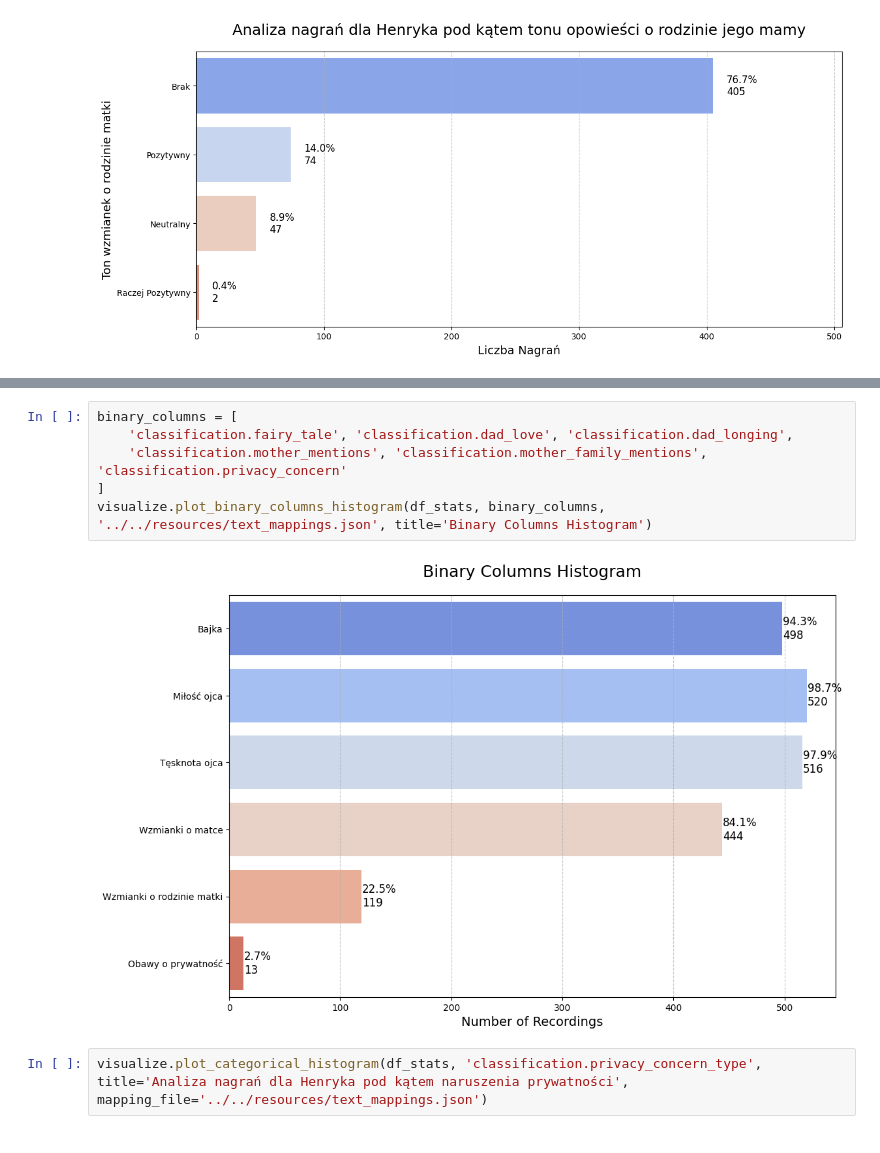
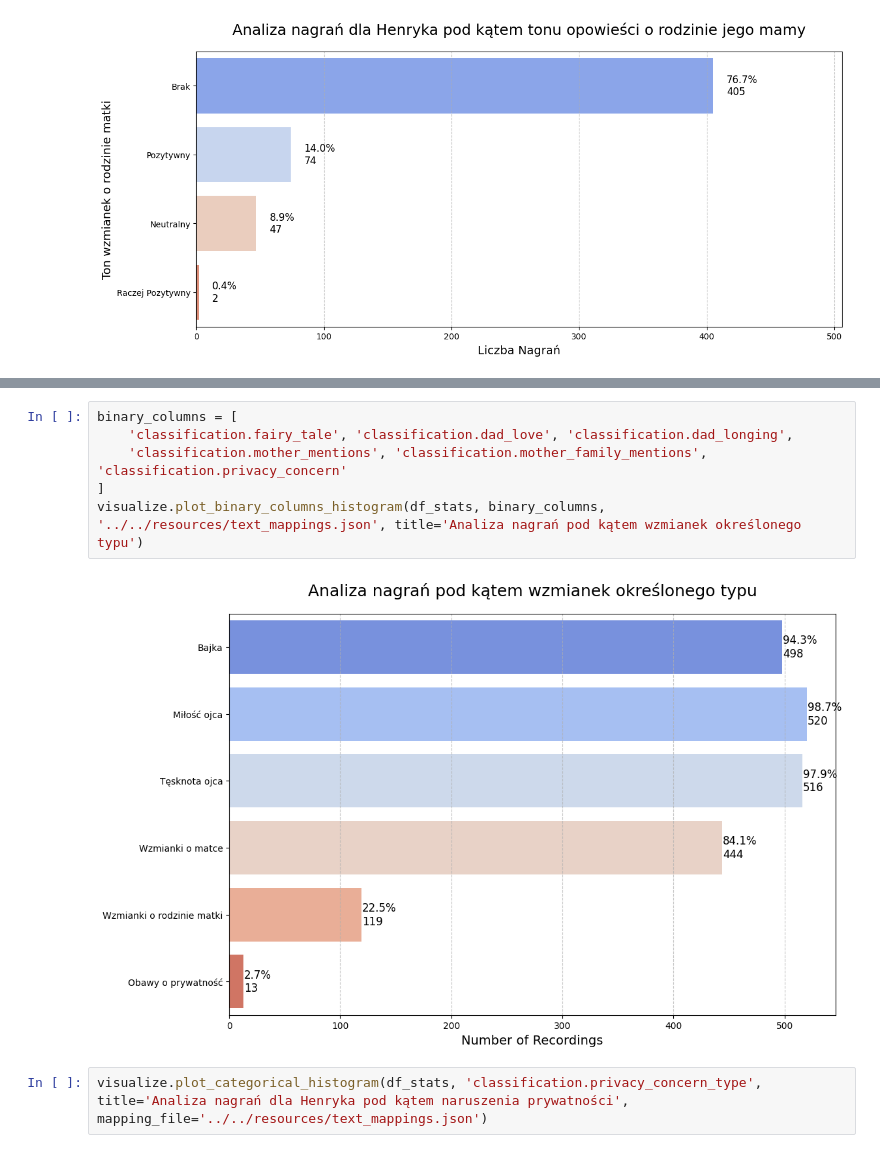
Before and after one commit to stellarshenson/henryk-analysis, a Jupyter notebook: notebooks/recordings/5 - Analyse transcription classifications.ipynb, the cells around one changed output, grey strips where cells are left out. Drawn from its saved outputs; the diff is of its cells as text.

Commit message:
updated mappings and report

```diff
--- a/notebooks/recordings/5 - Analyse transcription classifications.ipynb
+++ b/notebooks/recordings/5 - Analyse transcription classifications.ipynb
@@ -87,11 +87,11 @@ visualize.generate_word_cloud(df_stats, 'classification.dad_tale_topics', title=
 # %%
 binary_columns = [
     'classification.fairy_tale', 'classification.dad_love', 'classification.dad_longing',
     'classification.mother_mentions', 'classification.mother_family_mentions', 'classification.privacy_concern'
 ]
-visualize.plot_binary_columns_histogram(df_stats, binary_columns, '../../resources/text_mappings.json', title='Binary Columns Histogram')
+visualize.plot_binary_columns_histogram(df_stats, binary_columns, '../../resources/text_mappings.json', title='Analiza nagrań pod kątem wzmianek określonego typu')
 # %% [output]
-[figure, old version]
+[figure, new version]
 # %%
 visualize.plot_categorical_histogram(df_stats, 'classification.privacy_concern_type', title='Analiza nagrań dla Henryka pod kątem naruszenia prywatności', mapping_file='../../resources/text_mappings.json')
 # %% [output]
```
Also changed, not shown: parts of 1 cell of this notebook, 1 other file.
